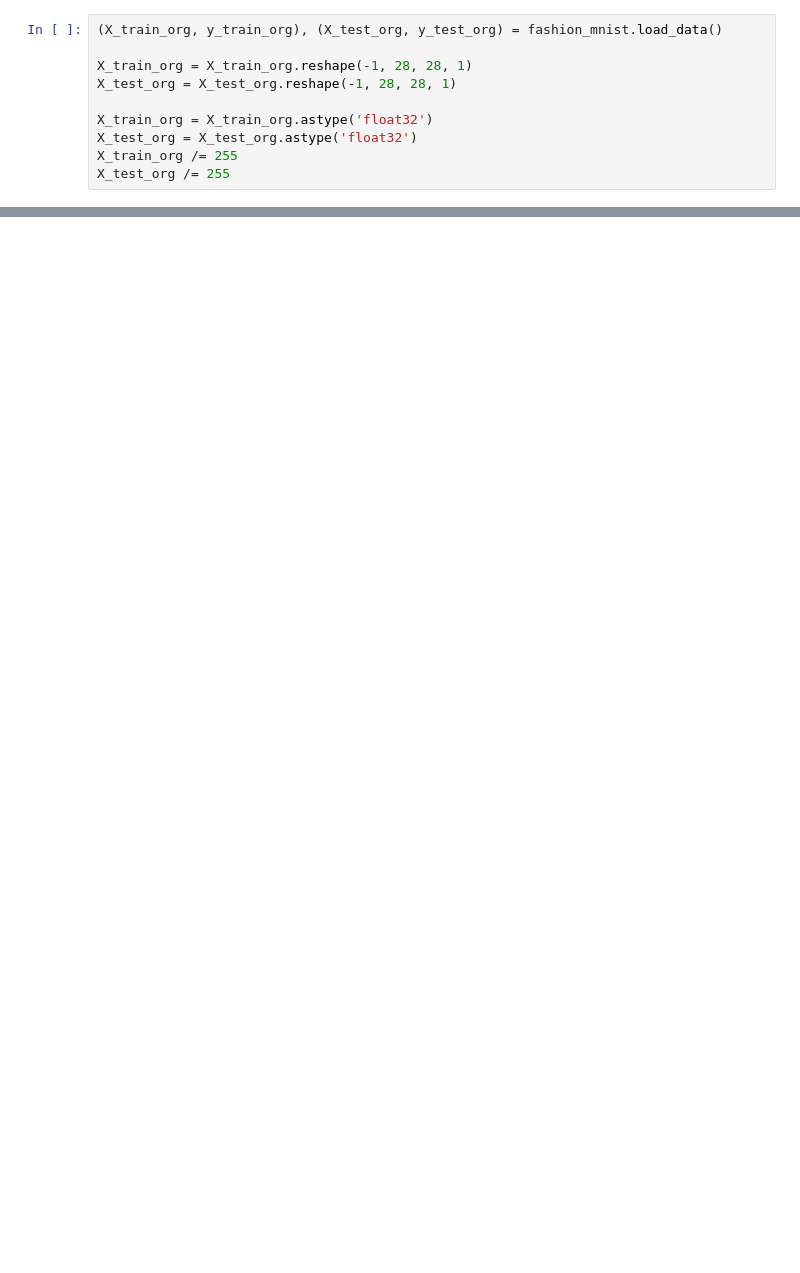
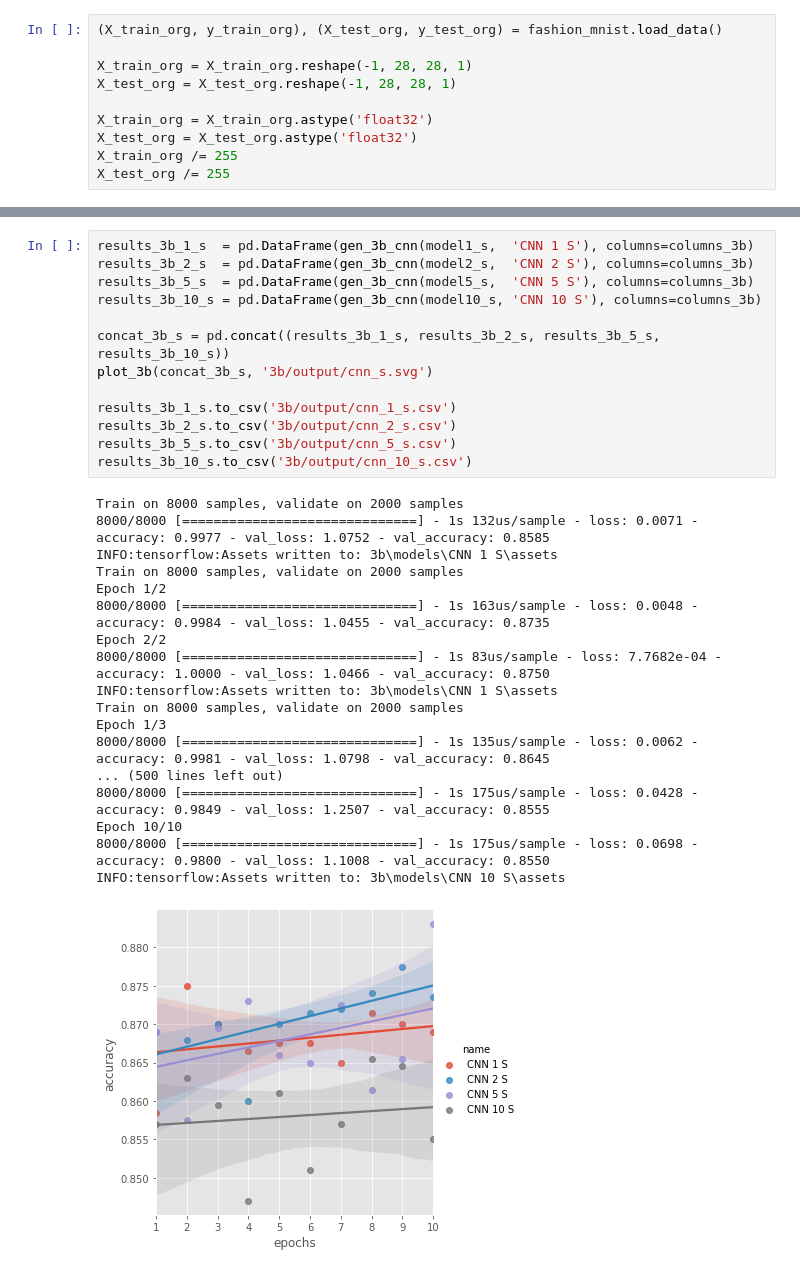
Before and after one commit to tomekzaw/agh_sem6_ml_proj, a Jupyter notebook: cnn.ipynb, the cells around one changed output, grey strips where cells are left out. Cells and saved outputs as stored; diff of their text form; blank space fills up the shorter version.

```diff
--- a/cnn.ipynb
+++ b/cnn.ipynb
@@ -211,0 +282,32 @@ KeyboardInterrupt:
+# %%
+results_3b_1_s  = pd.DataFrame(gen_3b_cnn(model1_s,  'CNN 1 S'), columns=columns_3b)
+results_3b_2_s  = pd.DataFrame(gen_3b_cnn(model2_s,  'CNN 2 S'), columns=columns_3b)
+results_3b_5_s  = pd.DataFrame(gen_3b_cnn(model5_s,  'CNN 5 S'), columns=columns_3b)
+results_3b_10_s = pd.DataFrame(gen_3b_cnn(model10_s, 'CNN 10 S'), columns=columns_3b)
+
+concat_3b_s = pd.concat((results_3b_1_s, results_3b_2_s, results_3b_5_s, results_3b_10_s))
+plot_3b(concat_3b_s, '3b/output/cnn_s.svg')
+
+results_3b_1_s.to_csv('3b/output/cnn_1_s.csv')
+results_3b_2_s.to_csv('3b/output/cnn_2_s.csv')
+results_3b_5_s.to_csv('3b/output/cnn_5_s.csv')
+results_3b_10_s.to_csv('3b/output/cnn_10_s.csv')
+# %% [output]
+Train on 8000 samples, validate on 2000 samples
+8000/8000 [==============================] - 1s 132us/sample - loss: 0.0071 - accuracy: 0.9977 - val_loss: 1.0752 - val_accuracy: 0.8585
+INFO:tensorflow:Assets written to: 3b\models\CNN 1 S\assets
+Train on 8000 samples, validate on 2000 samples
+Epoch 1/2
+8000/8000 [==============================] - 1s 163us/sample - loss: 0.0048 - accuracy: 0.9984 - val_loss: 1.0455 - val_accuracy: 0.8735
+Epoch 2/2
+8000/8000 [==============================] - 1s 83us/sample - loss: 7.7682e-04 - accuracy: 1.0000 - val_loss: 1.0466 - val_accuracy: 0.8750
+INFO:tensorflow:Assets written to: 3b\models\CNN 1 S\assets
+Train on 8000 samples, validate on 2000 samples
+Epoch 1/3
+8000/8000 [==============================] - 1s 135us/sample - loss: 0.0062 - accuracy: 0.9981 - val_loss: 1.0798 - val_accuracy: 0.8645
+... (500 lines left out)
+8000/8000 [==============================] - 1s 175us/sample - loss: 0.0428 - accuracy: 0.9849 - val_loss: 1.2507 - val_accuracy: 0.8555
+Epoch 10/10
+8000/8000 [==============================] - 1s 175us/sample - loss: 0.0698 - accuracy: 0.9800 - val_loss: 1.1008 - val_accuracy: 0.8550
+INFO:tensorflow:Assets written to: 3b\models\CNN 10 S\assets
+[figure, added]
```
Also changed, not shown: parts of 14 cells of this notebook, 29 other files.
